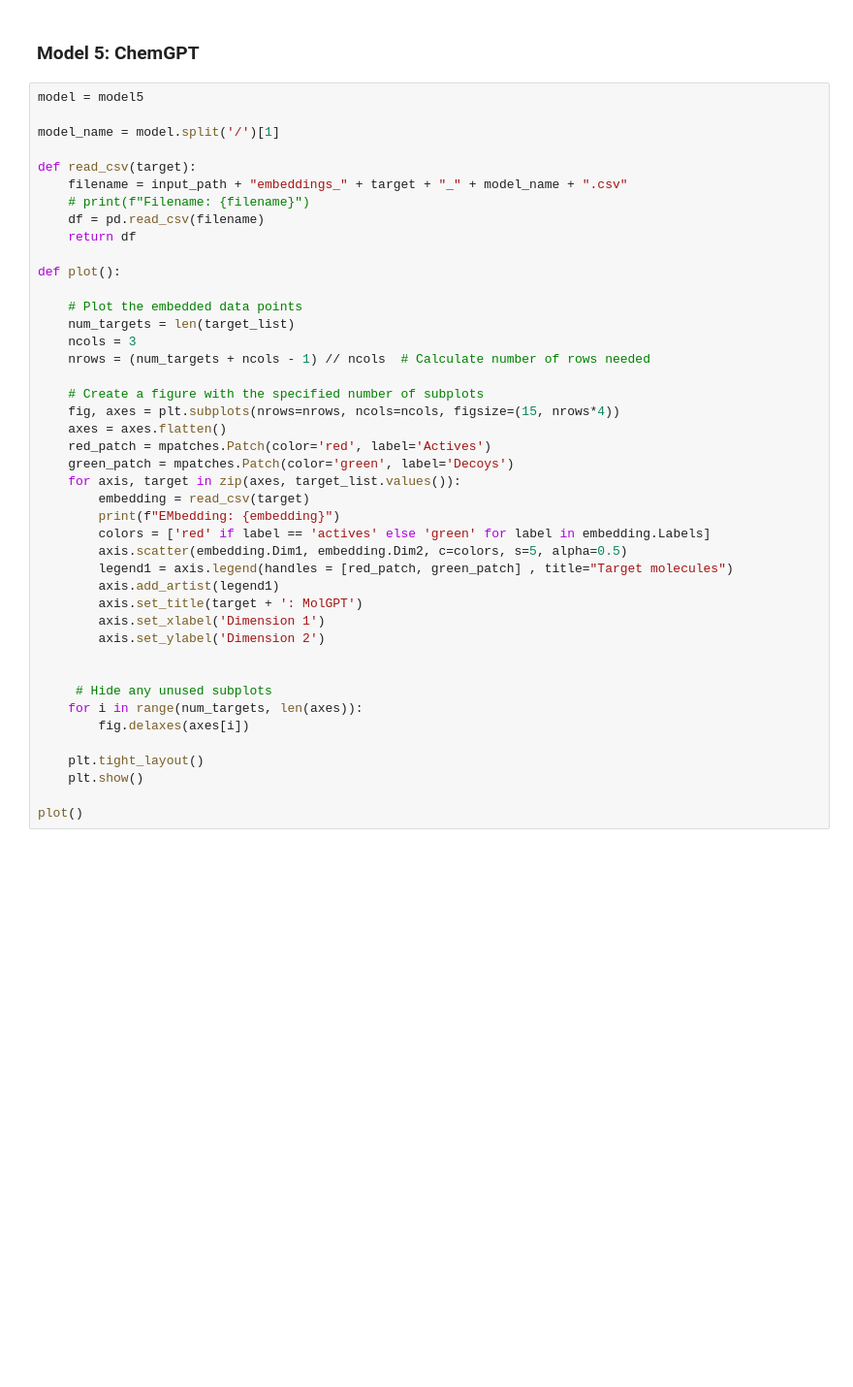
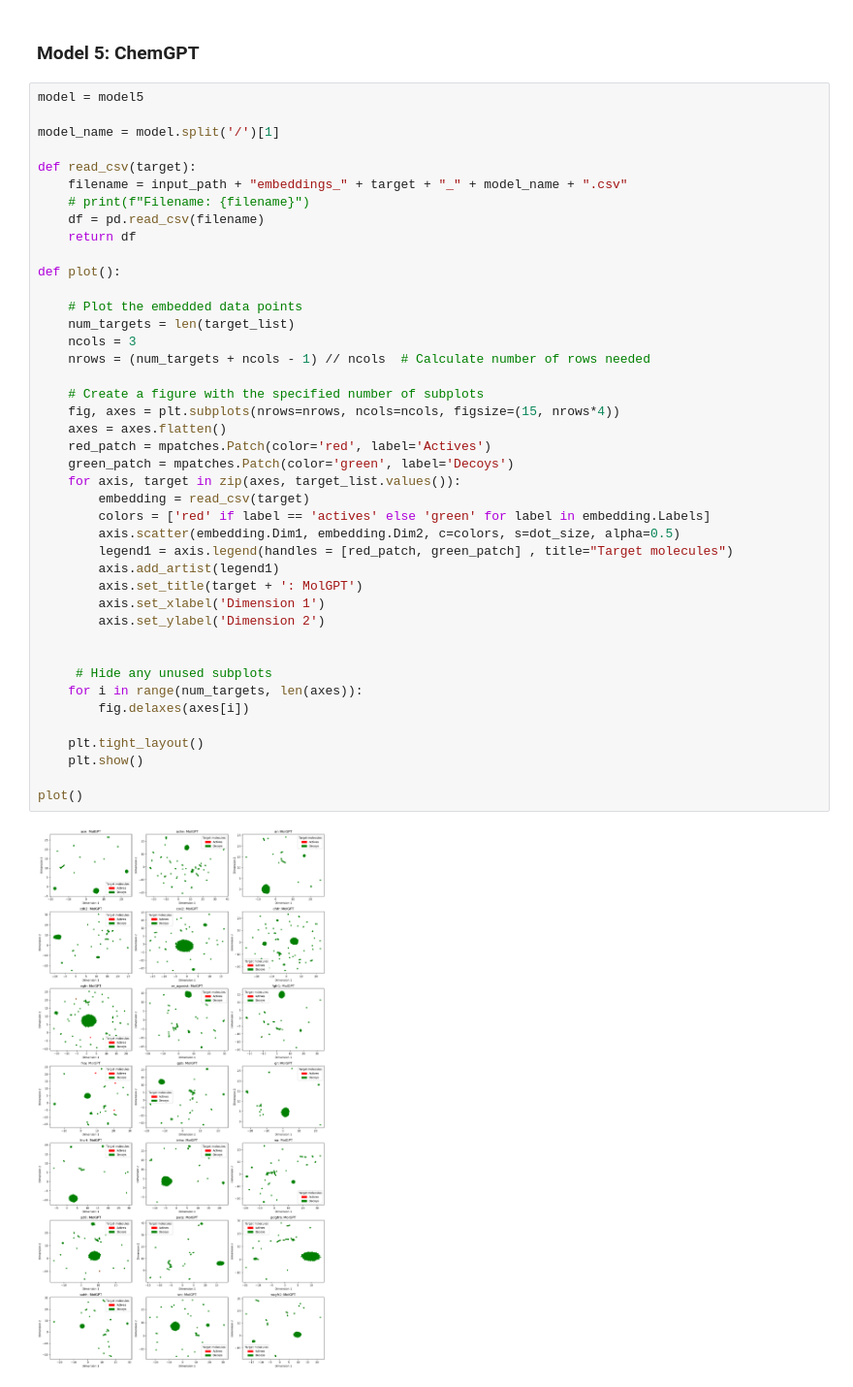
Before and after one commit to ccmbioinfo/drug-molecules-reps, a Jupyter notebook: feature_extraction/DUD_2d/DUD/umap_outputs/plot_umap.ipynb, the cells around one changed output. Shown at 97% size. Drawn from its saved outputs; the diff is of its cells as text; blank space fills up the shorter version.

```diff
--- a/feature_extraction/DUD_2d/DUD/umap_outputs/plot_umap.ipynb
+++ b/feature_extraction/DUD_2d/DUD/umap_outputs/plot_umap.ipynb
@@ -158,32 +144,33 @@ def read_csv(target):
 def plot():
 
     # Plot the embedded data points
     num_targets = len(target_list)
     ncols = 3
     nrows = (num_targets + ncols - 1) // ncols  # Calculate number of rows needed
 
     # Create a figure with the specified number of subplots
     fig, axes = plt.subplots(nrows=nrows, ncols=ncols, figsize=(15, nrows*4))
     axes = axes.flatten()
     red_patch = mpatches.Patch(color='red', label='Actives')
     green_patch = mpatches.Patch(color='green', label='Decoys')
     for axis, target in zip(axes, target_list.values()):
         embedding = read_csv(target)
-        print(f"EMbedding: {embedding}")
         colors = ['red' if label == 'actives' else 'green' for label in embedding.Labels]
-        axis.scatter(embedding.Dim1, embedding.Dim2, c=colors, s=5, alpha=0.5)
+        axis.scatter(embedding.Dim1, embedding.Dim2, c=colors, s=dot_size, alpha=0.5)
         legend1 = axis.legend(handles = [red_patch, green_patch] , title="Target molecules")
         axis.add_artist(legend1)
         axis.set_title(target + ': MolGPT')
         axis.set_xlabel('Dimension 1')
         axis.set_ylabel('Dimension 2')
 
 
      # Hide any unused subplots
     for i in range(num_targets, len(axes)):
         fig.delaxes(axes[i])
 
     plt.tight_layout()
     plt.show()
 
 plot()
+# %% [output]
+[figure, added]
```
Also changed, not shown: parts of 3 cells of this notebook.
